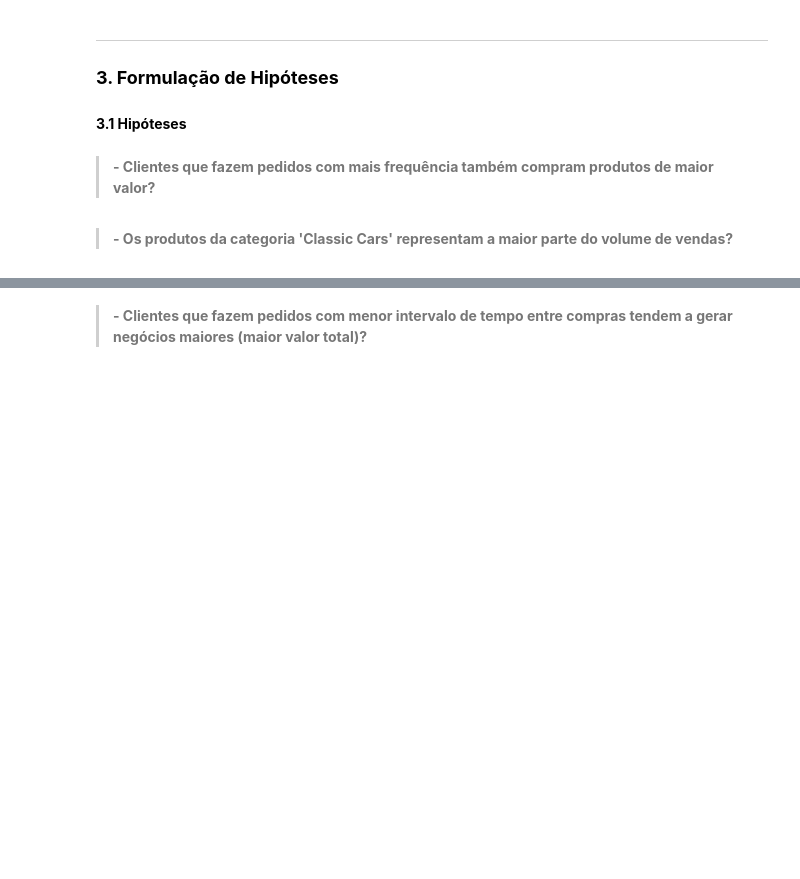
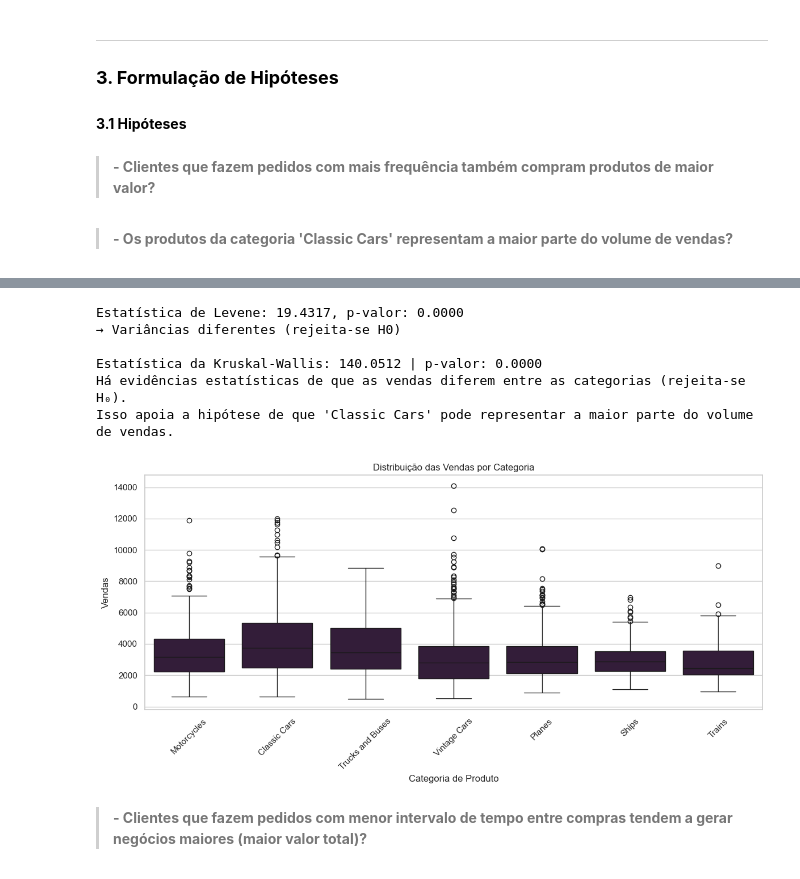
Before and after one commit to Michelyserras/Analise-vendas-automotivas, a Jupyter notebook: notebook/AnaliseAutomotiva.ipynb, the cells around one changed output, grey strips where cells are left out. Drawn from its saved outputs; the diff is of its cells as text; code cells hidden in the pictures; blank space fills up the shorter version.

Commit message:
adicionando hipótese 2

```diff
--- a/notebook/AnaliseAutomotiva.ipynb
+++ b/notebook/AnaliseAutomotiva.ipynb
@@ -213,2 +232,55 @@ alpha = 0.05
+# %%
+
+categorias = df['PRODUCTLINE'].unique()
+
+### Verificando a variancia dos dados
+grupos = [df[df['PRODUCTLINE'] == cat]['SALES'] for cat in categorias]
+stat, p = stats.levene(*grupos)
+
+print(f"Estatística de Levene: {stat:.4f}, p-valor: {p:.4f}")
+if p > 0.05:
+    print("→ Variâncias semelhantes (falha em rejeitar H0)")
+else:
+    print("→ Variâncias diferentes (rejeita-se H0)")
+
+
+### Diferença significativa entre as vendas?
+if p > 0.05:
+    f_stat, p_anova = stats.f_oneway(*grupos)
+    print(f'Estatística da ANOVA: {f_stat:.4f} | p-valor: {p_anova:.4f}')
+
+    if p_anova > 0.05:
+        print("Não há evidências estatísticas de diferença nas vendas entre as categorias (falha em rejeitar H₀). \n")
+    else:
+        print("Há evidências estatísticas de que as vendas diferem entre as categorias (rejeita-se H₀).")
+        print("Isso apoia a hipótese de que 'Classic Cars' pode representar a maior parte do volume de vendas.\n")
+else:
+    k_stats, k_val = stats.kruskal(*grupos)
+    print(f'\nEstatística da Kruskal-Wallis: {k_stats:.4f} | p-valor: {k_val:.4f}')
+
+    if k_val > 0.05:
+        print("Não há evidências estatísticas de diferença nas vendas entre as categorias (falha em rejeitar H₀).\n")
+    else:
+        print("Há evidências estatísticas de que as vendas diferem entre as categorias (rejeita-se H₀).")
+        print("Isso apoia a hipótese de que 'Classic Cars' pode representar a maior parte do volume de vendas.\n")
+
+
+
+plt.figure(figsize=(12, 6))
+sns.boxplot(data=df, x='PRODUCTLINE', y='SALES')
+plt.xticks(rotation=45)
+plt.title('Distribuição das Vendas por Categoria')
+plt.xlabel('Categoria de Produto')
+plt.ylabel('Vendas')
+plt.tight_layout()
+plt.show()
+# %% [output]
+Estatística de Levene: 19.4317, p-valor: 0.0000
+→ Variâncias diferentes (rejeita-se H0)
+
+Estatística da Kruskal-Wallis: 140.0512 | p-valor: 0.0000
+Há evidências estatísticas de que as vendas diferem entre as categorias (rejeita-se H₀).
+Isso apoia a hipótese de que 'Classic Cars' pode representar a maior parte do volume de vendas.
+[figure, added]
 # %% [markdown]
 >**- Clientes que fazem pedidos com menor intervalo de tempo entre compras tendem a gerar negócios maiores (maior valor total)?**
```
Also changed, not shown: parts of 3 cells of this notebook.
